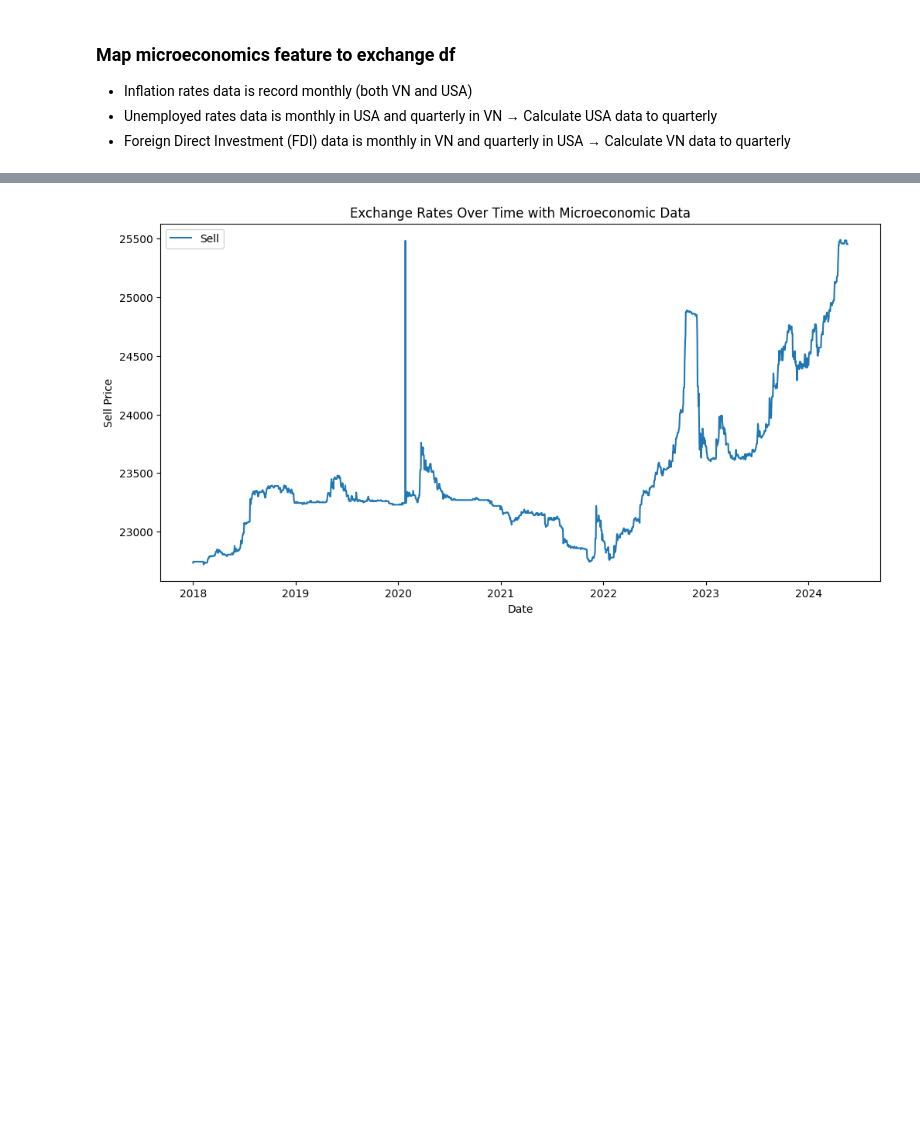
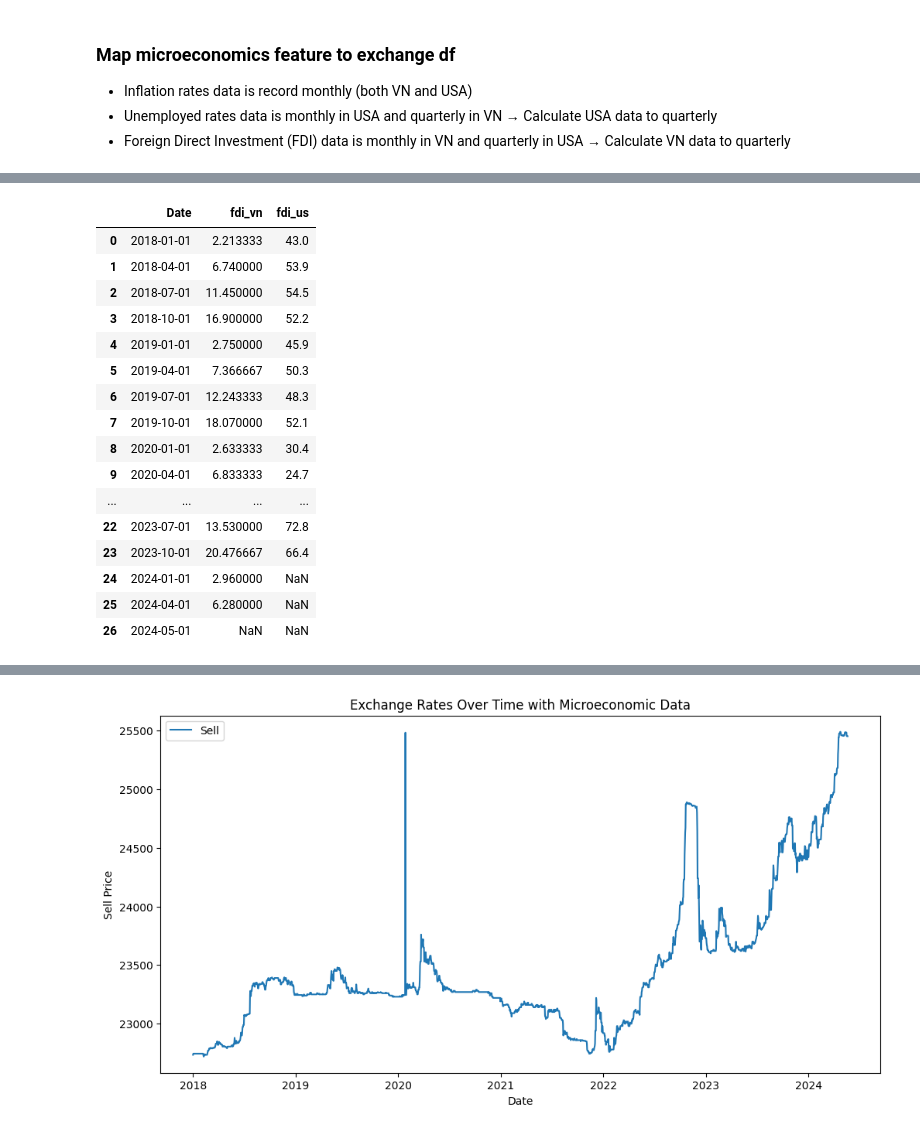
Before and after one commit to VA0211/DSP391m_GROUP3, a Jupyter notebook: eda/clean_data.ipynb, the cells around one changed output, grey strips where cells are left out. Cells and saved outputs as stored; diff of their text form; code cells hidden in the pictures; blank space fills up the shorter version.

```diff
--- a/eda/clean_data.ipynb
+++ b/eda/clean_data.ipynb
@@ -317,0 +323,10 @@ df_unemploy_daily
+# %%
+df_us_fdi = pd.read_csv('../crawl/data/trading_economics/usa_fdi_quarter.csv')
+df_us_fdi['Date'] = pd.to_datetime(df_us_fdi['month'], format='%d-%m-%y')
+df_us_fdi.drop(columns=['month'], inplace=True)
+
+df_vn_fdi = pd.read_csv('../crawl/data/trading_economics/vn_fdi_month.csv')
+df_vn_fdi['Date'] = pd.to_datetime(df_vn_fdi['month'], format='%d-%m-%y')
+df_vn_fdi.drop(columns=['month'], inplace=True)
+
+df_vn_fdi
@@ -317,0 +347,5 @@ df_unemploy_daily
+# %%
+# Aggregate monthly data to quarterly frequency
+df_fdi_monthly_quarterly = df_vn_fdi.set_index('Date').resample('QE').mean().reset_index()
+df_fdi_monthly_quarterly['Date'] = df_fdi_monthly_quarterly['Date'].dt.to_period('Q').dt.start_time
+df_fdi_monthly_quarterly
@@ -317,0 +370,22 @@ df_unemploy_daily
+# %%
+# Merge the DataFrames for plotting
+df_fdi_combine = pd.merge(df_fdi_monthly_quarterly, df_us_fdi, on='Date', how='outer', suffixes=('_usa', '_vn'))
+df_fdi_combine
+# %% [output]
+|  | Date | fdi_vn | fdi_us |
+| 0 | 2018-01-01 | 2.213333 | 43.0 |
+| 1 | 2018-04-01 | 6.740000 | 53.9 |
+| 2 | 2018-07-01 | 11.450000 | 54.5 |
+| 3 | 2018-10-01 | 16.900000 | 52.2 |
+| 4 | 2019-01-01 | 2.750000 | 45.9 |
+| 5 | 2019-04-01 | 7.366667 | 50.3 |
+| 6 | 2019-07-01 | 12.243333 | 48.3 |
+| 7 | 2019-10-01 | 18.070000 | 52.1 |
+| 8 | 2020-01-01 | 2.633333 | 30.4 |
+| 9 | 2020-04-01 | 6.833333 | 24.7 |
+| ... | ... | ... | ... |
+| 22 | 2023-07-01 | 13.530000 | 72.8 |
+| 23 | 2023-10-01 | 20.476667 | 66.4 |
+| 24 | 2024-01-01 | 2.960000 | NaN |
+| 25 | 2024-04-01 | 6.280000 | NaN |
+| 26 | 2024-05-01 | NaN | NaN |
```
Also changed, not shown: parts of 15 cells of this notebook, 1 other file.
